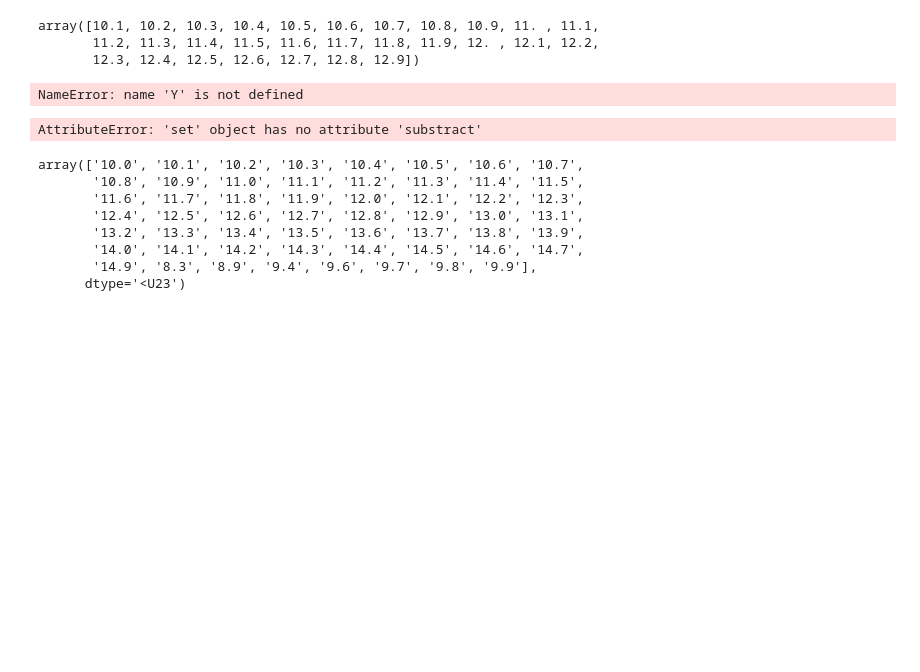
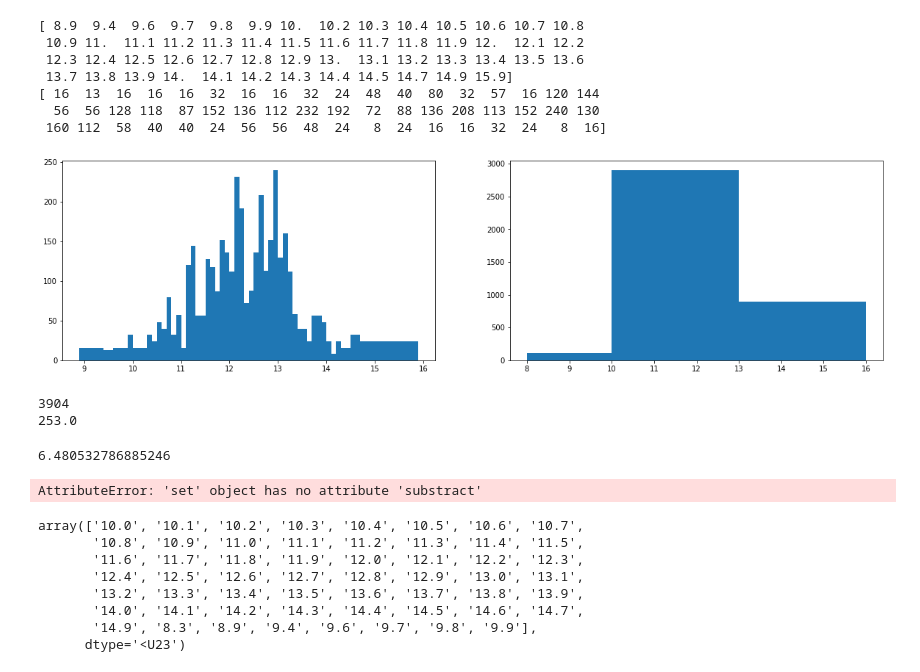
Before and after one commit to Abdigal1/LIIARPI_1, a Jupyter notebook: SLIC_GAT/SLIC_GAT_PRUEBAS.ipynb, the cells around one changed output. Drawn from its saved outputs; the diff is of its cells as text; code cells hidden in the pictures; blank space fills up the shorter version.

```diff
--- a/SLIC_GAT/SLIC_GAT_PRUEBAS.ipynb
+++ b/SLIC_GAT/SLIC_GAT_PRUEBAS.ipynb
@@ -35,28 +35,40 @@ dataset=Rotated_Dataset(data_arg,"Metadata_V10G_pytorch",
                             -2,
                             -1,
                         ],
-                        range=[10,13]
+                        range=[0,50]
                        )
 # %%
-np.sort(np.unique(dataset.landmarks_frame[:,1].astype(float)))
+Y=np.sort(np.unique(dataset.landmarks_frame[:,1].astype(float)))
+Y=dataset.landmarks_frame[:,1].astype(float)
-# %% [output]
-array([10.1, 10.2, 10.3, 10.4, 10.5, 10.6, 10.7, 10.8, 10.9, 11. , 11.1,
-       11.2, 11.3, 11.4, 11.5, 11.6, 11.7, 11.8, 11.9, 12. , 12.1, 12.2,
-       12.3, 12.4, 12.5, 12.6, 12.7, 12.8, 12.9])
 # %%
 Yc=np.sort(np.unique(Y.astype(float)))
 np.sum(Y.astype(float)==Yc[0])
 Yd=np.vectorize(lambda Y,Yc:np.sum(Y.astype(float)==Yc),signature="(j),()->()")(Y,Yc)
 print(Yc)
 print(Yd)
 
 import matplotlib.pyplot as plt
-fig,axs=plt.subplots(2,1,figsize=(10,10))
+fig,axs=plt.subplots(1,2,figsize=(20,5))
 axs[0].hist(Y.astype(float),Yc)
-axs[1].hist(Y.astype(float),[0,6,8,10,13,25])
+axs[1].hist(Y.astype(float),[8,10,13,16])
 plt.show()
 # %% [output]
-NameError: name 'Y' is not defined
+[ 8.9  9.4  9.6  9.7  9.8  9.9 10.  10.2 10.3 10.4 10.5 10.6 10.7 10.8
+ 10.9 11.  11.1 11.2 11.3 11.4 11.5 11.6 11.7 11.8 11.9 12.  12.1 12.2
+ 12.3 12.4 12.5 12.6 12.7 12.8 12.9 13.  13.1 13.2 13.3 13.4 13.5 13.6
+ 13.7 13.8 13.9 14.  14.1 14.2 14.3 14.4 14.5 14.7 14.9 15.9]
+[ 16  13  16  16  16  32  16  16  32  24  48  40  80  32  57  16 120 144
+  56  56 128 118  87 152 136 112 232 192  72  88 136 208 113 152 240 130
+ 160 112  58  40  40  24  56  56  48  24   8  24  16  16  32  24   8  16]
+[figure, added]
+# %%
+print(np.sum(Yd))
+print(np.sum(np.logical_or(Yc<10,Yc>14).astype(float)*Yd))
+100*(np.sum(np.logical_or(Yc<10,Yc>14).astype(float)*Yd)/np.sum(Yd))
+# %% [output]
+3904
+253.0
+6.480532786885246
 # %%
 set([0,1,2,3,4,5]).substract([0,5])
 # %% [output]
```
Also changed, not shown: parts of 4 cells of this notebook.
